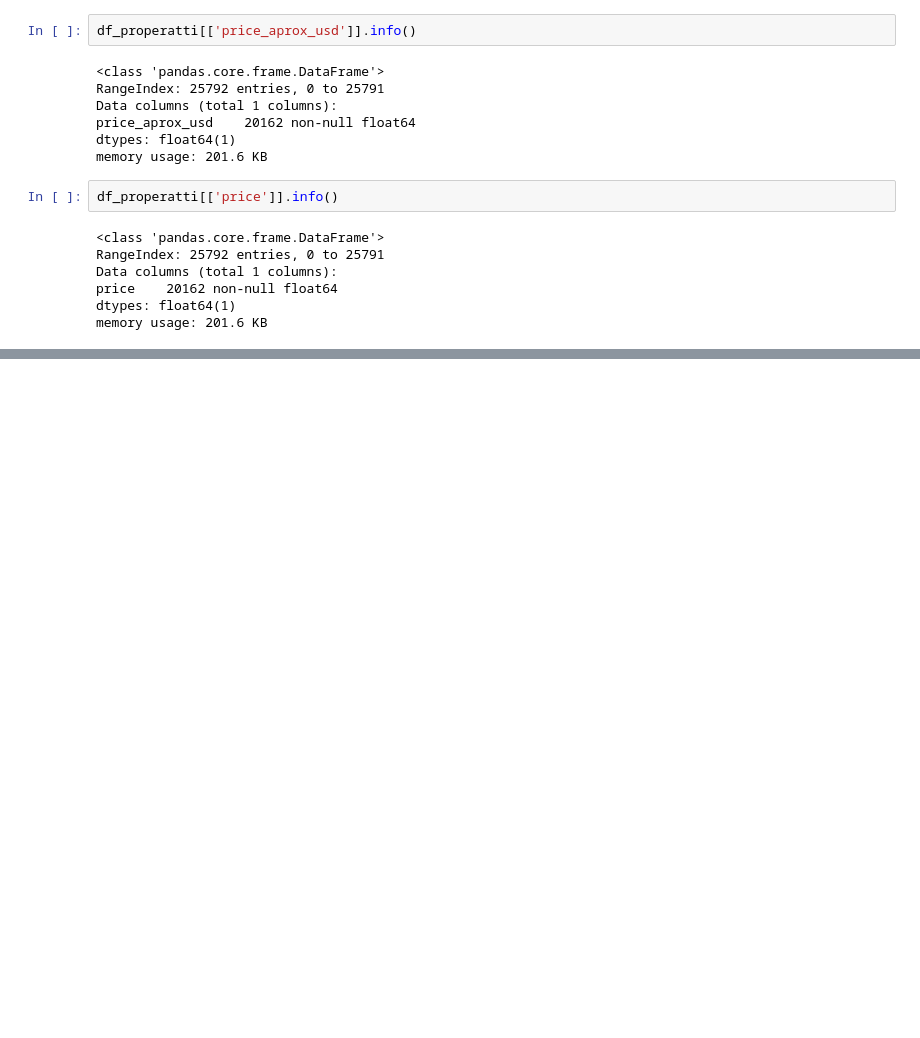
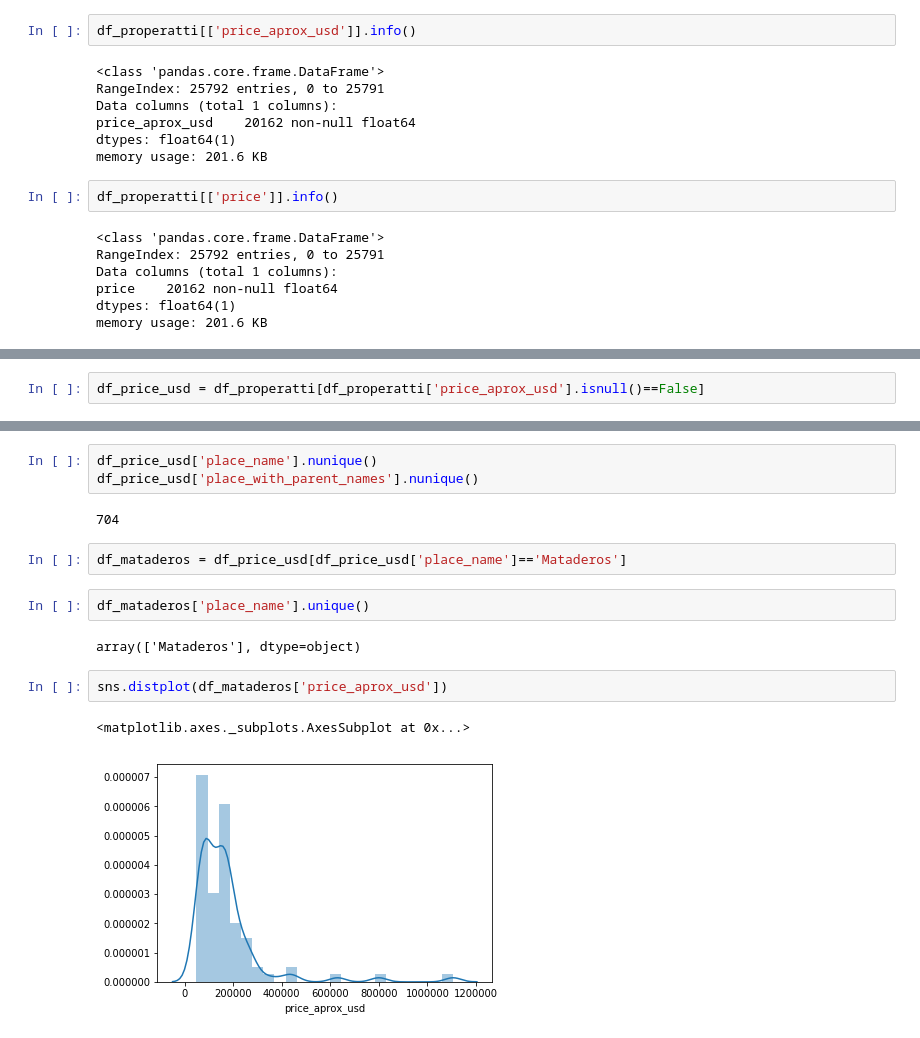
Before and after one commit to ezecarrascosa/DH-DataScience, a Jupyter notebook: Tests properatti (1).ipynb, the cells around one changed output, grey strips where cells are left out. Drawn from its saved outputs; the diff is of its cells as text; blank space fills up the shorter version.

```diff
--- a/Tests properatti (1).ipynb
+++ b/Tests properatti (1).ipynb
@@ -349,0 +283,2 @@ KstestResult(statistic=0.9999900803491717, pvalue=0.0)
+# %%
+df_price_usd = df_properatti[df_properatti['price_aprox_usd'].isnull()==False]
@@ -349,0 +295,16 @@ KstestResult(statistic=0.9999900803491717, pvalue=0.0)
+# %%
+df_price_usd['place_name'].nunique()
+df_price_usd['place_with_parent_names'].nunique()
+# %% [output]
+704
+# %%
+df_mataderos = df_price_usd[df_price_usd['place_name']=='Mataderos']
+# %%
+df_mataderos['place_name'].unique()
+# %% [output]
+array(['Mataderos'], dtype=object)
+# %%
+sns.distplot(df_mataderos['price_aprox_usd'])
+# %% [output]
+<matplotlib.axes._subplots.AxesSubplot at 0x...>
+[figure, added]
```
Also changed, not shown: parts of 58 cells of this notebook.
